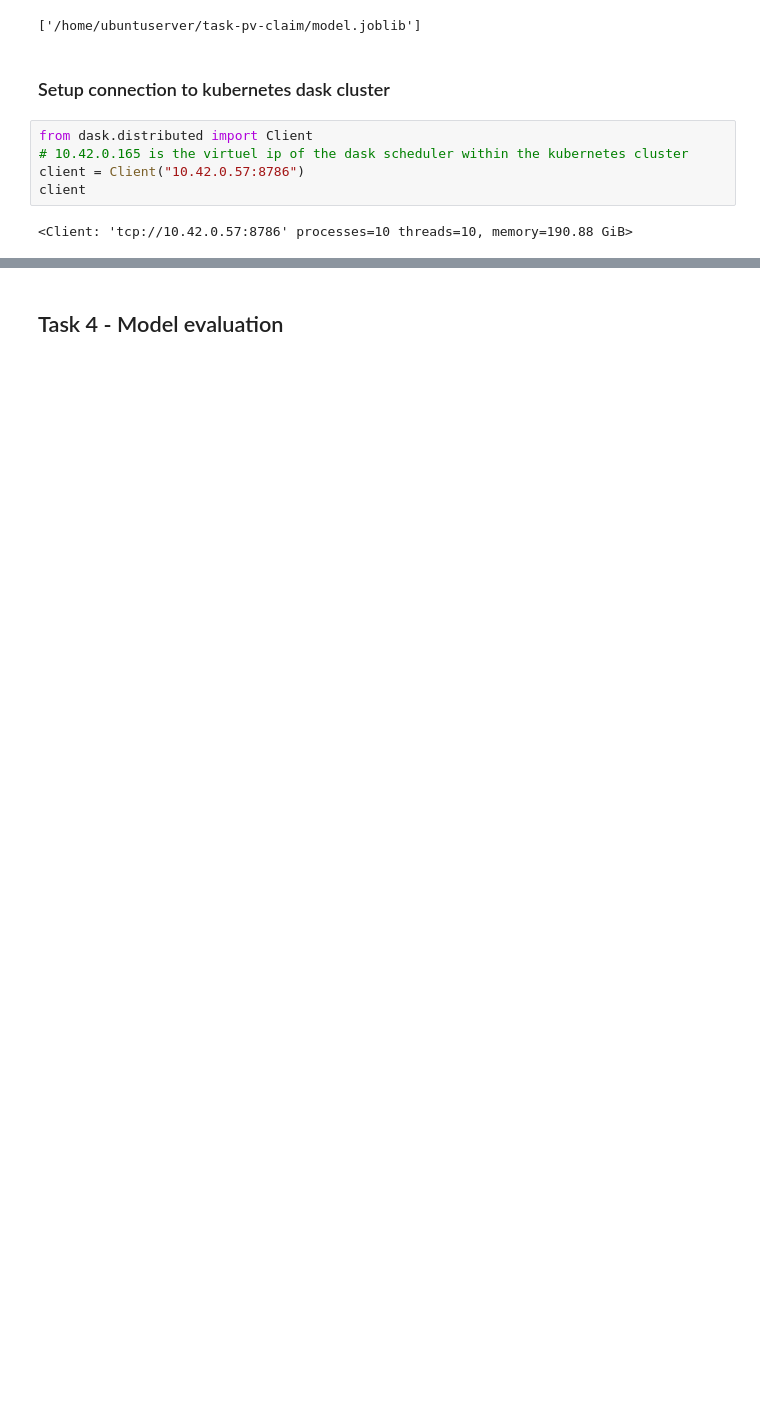
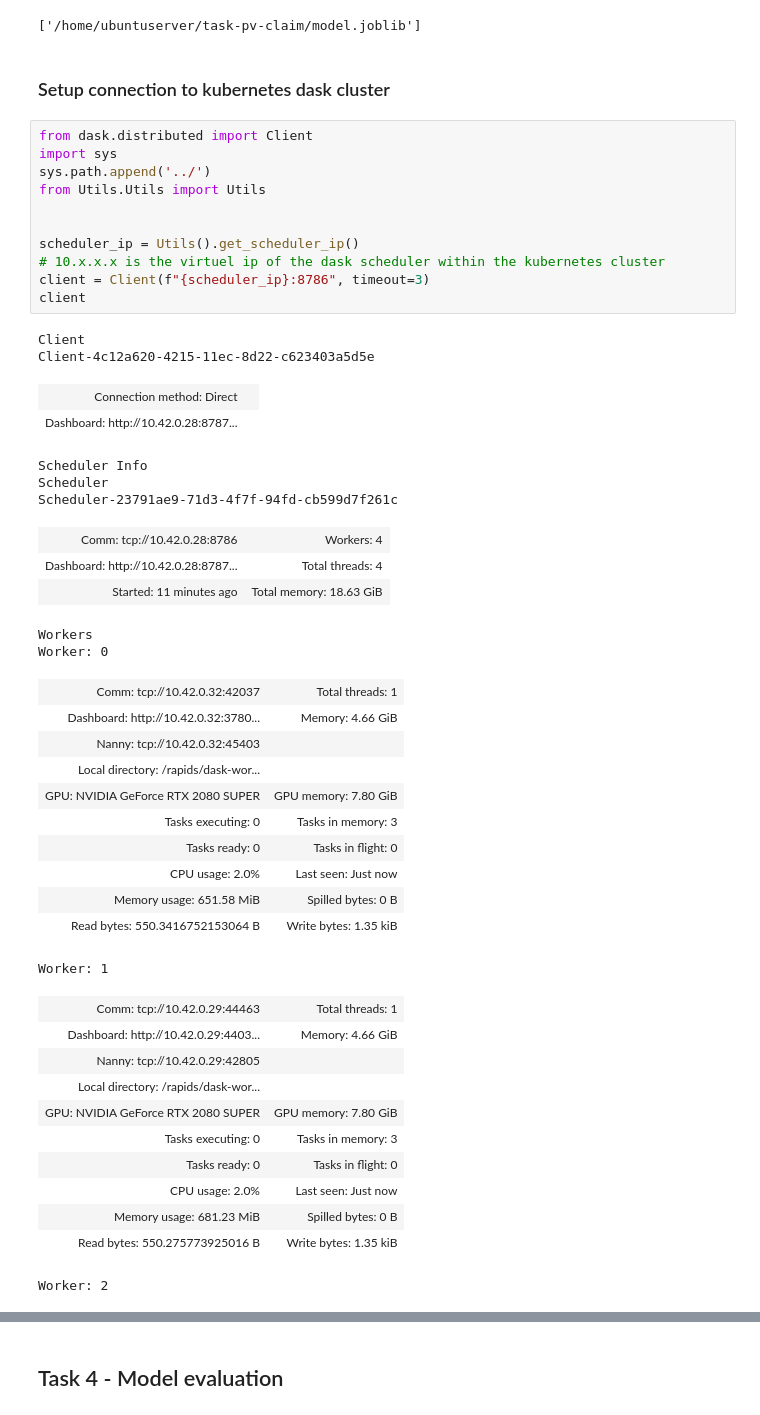
Before and after one commit to 201508876PMH/R-D, a Jupyter notebook: NearestNeighbors/multi_machine_dask_storage.ipynb, the cells around one changed output, grey strips where cells are left out. Cells and saved outputs as stored; diff of their text form; blank space fills up the shorter version.

```diff
--- a/NearestNeighbors/multi_machine_dask_storage.ipynb
+++ b/NearestNeighbors/multi_machine_dask_storage.ipynb
@@ -87,8 +87,47 @@ Wall time: 1.19 s
 ### Setup connection to kubernetes dask cluster
 # %%
 from dask.distributed import Client
-# 10.42.0.165 is the virtuel ip of the dask scheduler within the kubernetes cluster
-client = Client("10.42.0.57:8786")
+import sys
+sys.path.append('../')
+from Utils.Utils import Utils
+
+
+scheduler_ip = Utils().get_scheduler_ip()
+# 10.x.x.x is the virtuel ip of the dask scheduler within the kubernetes cluster
+client = Client(f"{scheduler_ip}:8786", timeout=3)
 client
 # %% [output]
-<Client: 'tcp://10.42.0.57:8786' processes=10 threads=10, memory=190.88 GiB>
+Client
+Client-4c12a620-4215-11ec-8d22-c623403a5d5e
+| Connection method: Direct |  |
+| Dashboard: http://10.42.0.28:8787... |  |
+Scheduler Info
+Scheduler
+Scheduler-23791ae9-71d3-4f7f-94fd-cb599d7f261c
+| Comm: tcp://10.42.0.28:8786 | Workers: 4 |
+| Dashboard: http://10.42.0.28:8787... | Total threads: 4 |
+| Started: 11 minutes ago | Total memory: 18.63 GiB |
+Workers
+Worker: 0
+| Comm: tcp://10.42.0.32:42037 | Total threads: 1 |
+| Dashboard: http://10.42.0.32:3780... | Memory: 4.66 GiB |
+| Nanny: tcp://10.42.0.32:45403 |  |
+| Local directory: /rapids/dask-wor... |  |
+| GPU: NVIDIA GeForce RTX 2080 SUPER | GPU memory: 7.80 GiB |
+| Tasks executing: 0 | Tasks in memory: 3 |
+| Tasks ready: 0 | Tasks in flight: 0 |
+| CPU usage: 2.0% | Last seen: Just now |
+| Memory usage: 651.58 MiB | Spilled bytes: 0 B |
+| Read bytes: 550.3416752153064 B | Write bytes: 1.35 kiB |
+Worker: 1
+| Comm: tcp://10.42.0.29:44463 | Total threads: 1 |
+| Dashboard: http://10.42.0.29:4403... | Memory: 4.66 GiB |
+| Nanny: tcp://10.42.0.29:42805 |  |
+| Local directory: /rapids/dask-wor... |  |
+| GPU: NVIDIA GeForce RTX 2080 SUPER | GPU memory: 7.80 GiB |
+| Tasks executing: 0 | Tasks in memory: 3 |
+| Tasks ready: 0 | Tasks in flight: 0 |
+| CPU usage: 2.0% | Last seen: Just now |
+| Memory usage: 681.23 MiB | Spilled bytes: 0 B |
+| Read bytes: 550.275773925016 B | Write bytes: 1.35 kiB |
+Worker: 2
```
Also changed, not shown: parts of 8 cells of this notebook, 18 other files.
